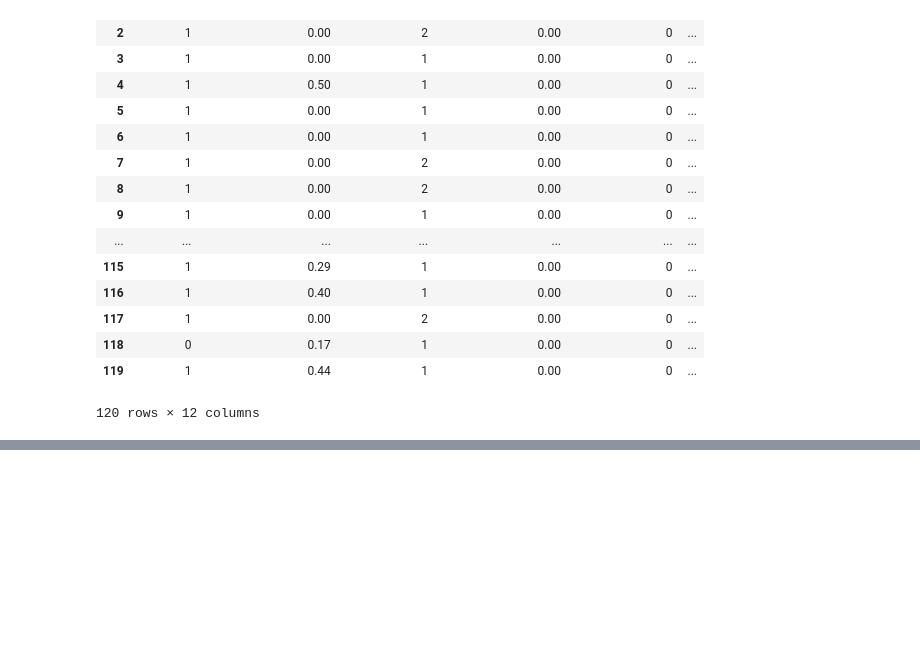
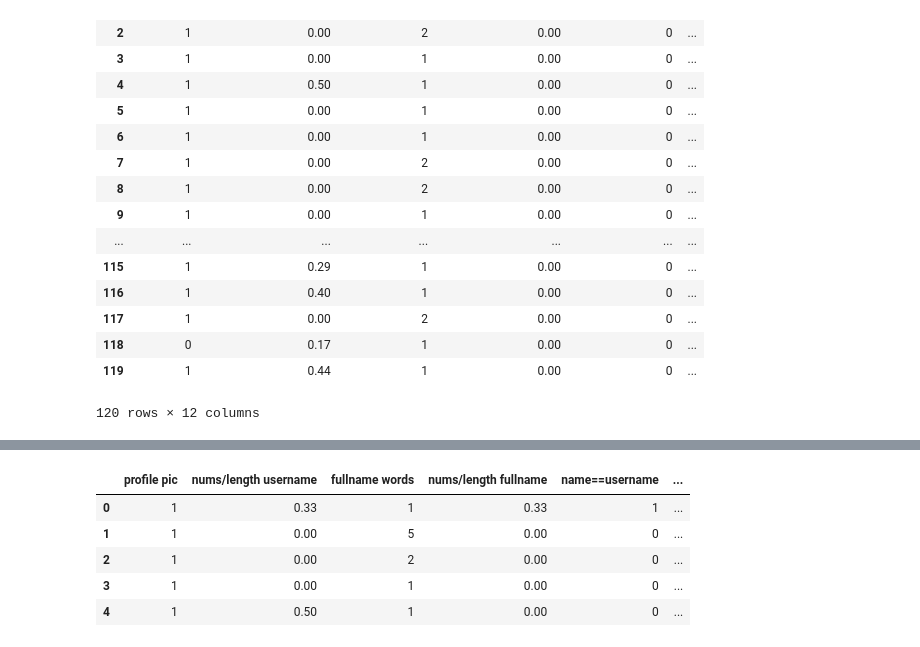
Before and after one commit to aly-cb/fake-instagram-account-detector, a Jupyter notebook: Fake Instagram Detection Using ANN.ipynb, the cells around one changed output, grey strips where cells are left out. Cells and saved outputs as stored; diff of their text form; code cells hidden in the pictures; blank space fills up the shorter version.

```diff
--- a/Fake Instagram Detection Using ANN.ipynb
+++ b/Fake Instagram Detection Using ANN.ipynb
@@ -83,0 +103,9 @@ instagram_df_test
+# %%
+instagram_df_test.head(5)
+# %% [output]
+|  | profile pic | nums/length username | fullname words | nums/length fullname | name==username | ... |
+| 0 | 1 | 0.33 | 1 | 0.33 | 1 | ... |
+| 1 | 1 | 0.00 | 5 | 0.00 | 0 | ... |
+| 2 | 1 | 0.00 | 2 | 0.00 | 0 | ... |
+| 3 | 1 | 0.00 | 1 | 0.00 | 0 | ... |
+| 4 | 1 | 0.50 | 1 | 0.00 | 0 | ... |
```
Also changed, not shown: parts of 3 cells of this notebook.
